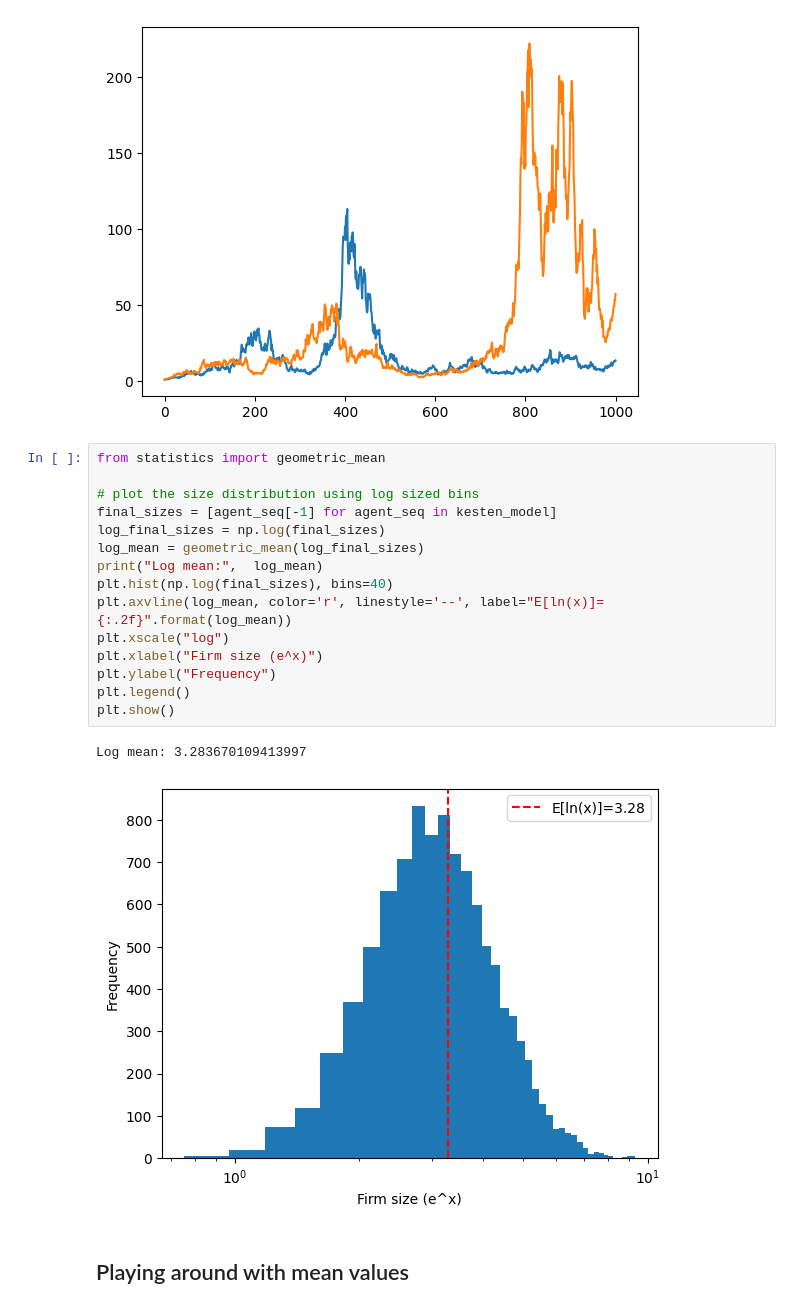
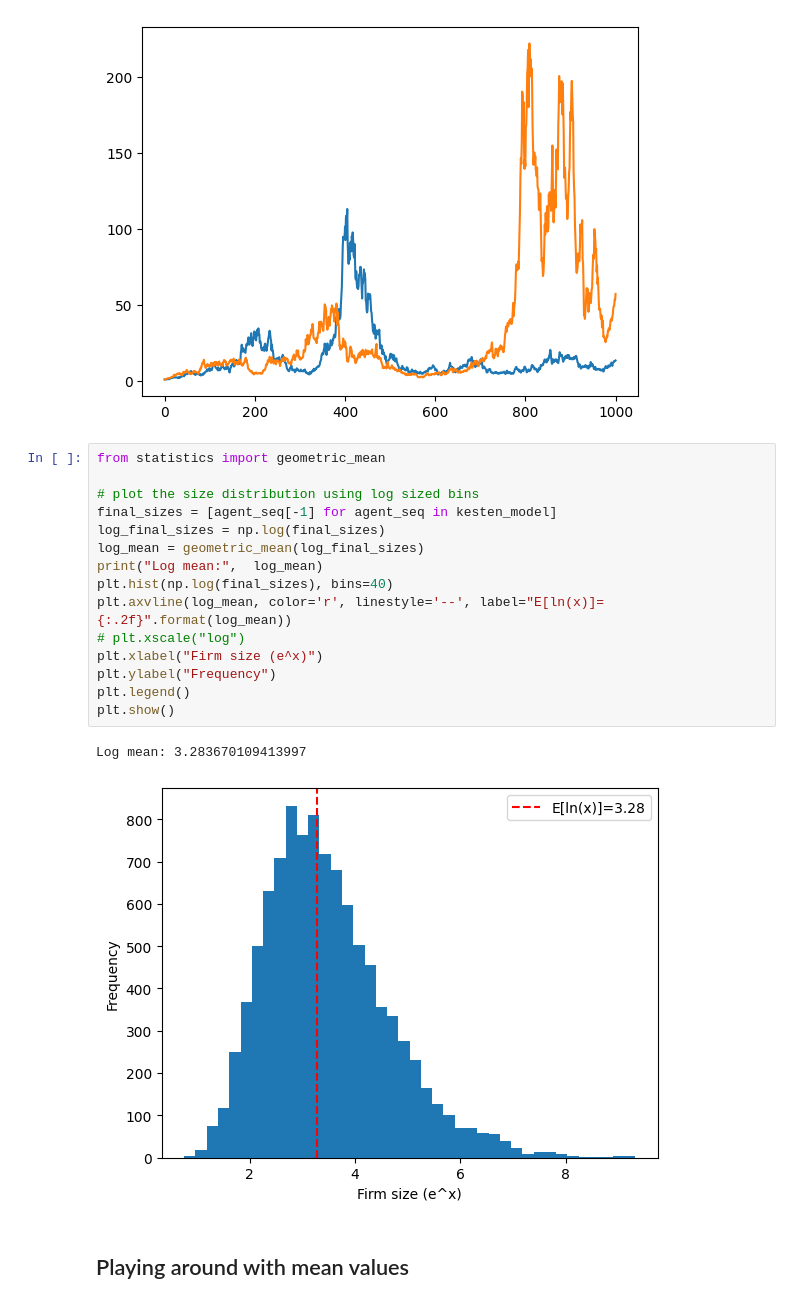
Before and after one commit to alexmakassiouk/eth-agent-based-modeling-of-economic-systems, a Jupyter notebook: ss_03_exercise.ipynb, the cells around one changed output. Drawn from its saved outputs; the diff is of its cells as text.

```diff
--- a/ss_03_exercise.ipynb
+++ b/ss_03_exercise.ipynb
@@ -54,21 +54,21 @@ plt.show()
 # %%
 from statistics import geometric_mean
 
 # plot the size distribution using log sized bins
 final_sizes = [agent_seq[-1] for agent_seq in kesten_model]
 log_final_sizes = np.log(final_sizes)
 log_mean = geometric_mean(log_final_sizes)
 print("Log mean:",  log_mean)
 plt.hist(np.log(final_sizes), bins=40)
 plt.axvline(log_mean, color='r', linestyle='--', label="E[ln(x)]={:.2f}".format(log_mean))
-plt.xscale("log")
+# plt.xscale("log")
 plt.xlabel("Firm size (e^x)")
 plt.ylabel("Frequency")
 plt.legend()
 plt.show()
 # %% [output]
 Log mean: 3.283670109413997
-[figure, old version]
+[figure, new version]
 # %% [markdown]
 ## Playing around with mean values
 # %%
```
Also changed, not shown: parts of 13 cells of this notebook.
